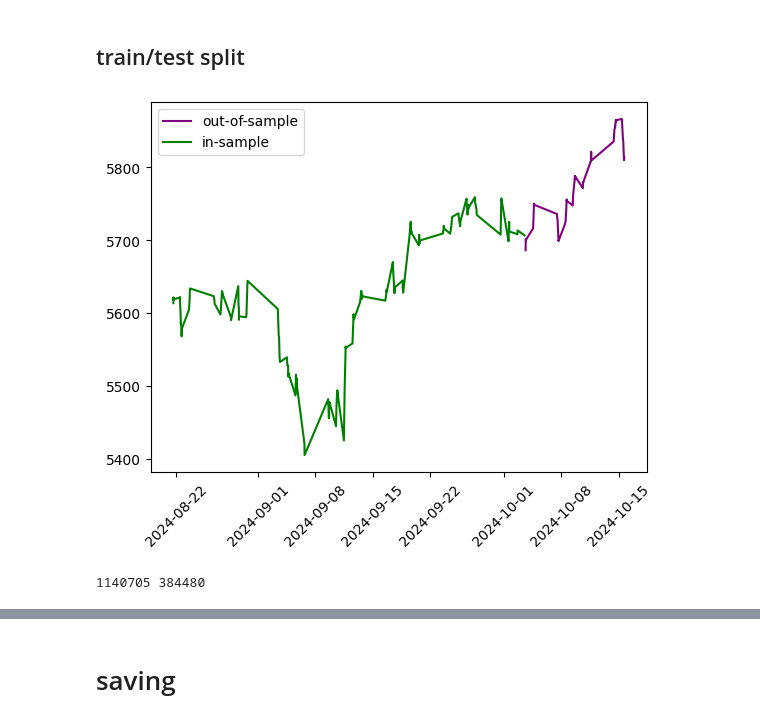
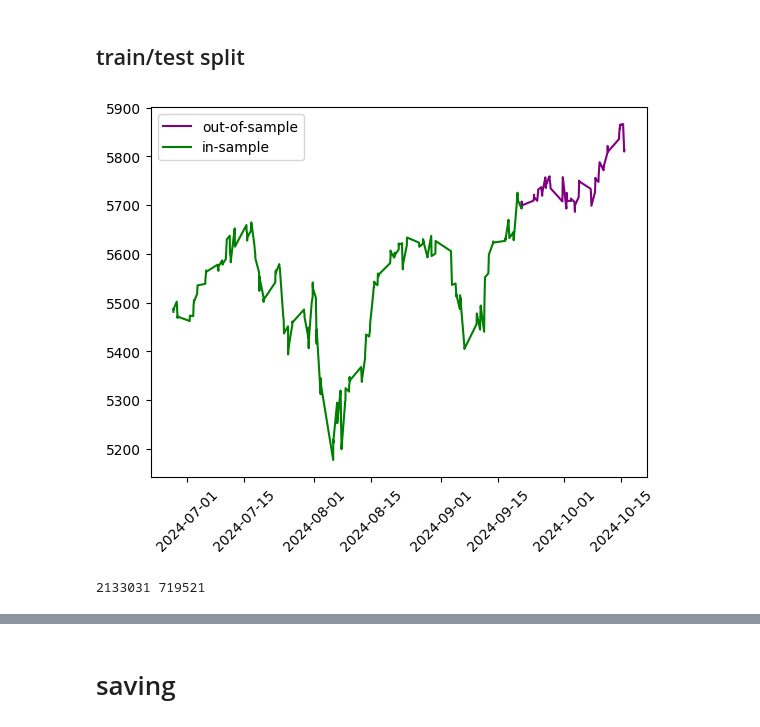
Before and after one commit to boomelage/machine-learning-option-pricing, a Jupyter notebook: train_routine.ipynb, the cells around one changed output, grey strips where cells are left out. Drawn from its saved outputs; the diff is of its cells as text; code cells hidden in the pictures.

```diff
--- a/train_routine.ipynb
+++ b/train_routine.ipynb
@@ -36,24 +53,14 @@ datadir = os.path.join(root,ms.cboe_spx_barriers['dump'])
 # %% [markdown]
 # loading data
-# %%
-files = [f for f in os.listdir(datadir) if f.endswith('.csv')]
-files = [os.path.join(datadir,f) for f in files]
-dfs = []
-bar = tqdm(total=len(files)+1)
-for f in files:
-    dfs.append(pd.read_csv(f).iloc[:,1:])
-    bar.update(1)
-dataset = pd.concat(dfs,ignore_index=True).dropna().reset_index(drop=True)
-bar.update(1)
-bar.close()
-dataset['calculation_date'] = pd.to_datetime(dataset['calculation_date'],format='%Y-%m-%d %H:%M:%S.%f')
 # %% [markdown]
 # preprocessing
 # %%
 dataset[price] = pd.to_numeric(dataset[price],errors='coerce')
+dataset = dataset[dataset[price]<=dataset['spot_price']]
 dataset['observed_price'] = np.maximum(dataset[price] + np.random.normal(scale=(0.15)**2,size=dataset.shape[0]),0)
+dataset = dataset[dataset['observed_price']>=0.01]
 dataset['calculation_date'] = pd.to_datetime(dataset['calculation_date'])
-dataset = dataset.sort_values(by='calculation_date')
+dataset = dataset.sort_values(by='calculation_date').reset_index(drop=True)
 unique_dates = dataset['calculation_date'].drop_duplicates().reset_index(drop=True).squeeze()
-unique_dates
+print(unique_dates)
 # %% [output]
@@ -74,25 +81,26 @@ Name: calculation_date, Length: 709, dtype: datetime64[ns]
 # %%
 development_dates = unique_dates[:len(unique_dates)*3//4]
 # development_dates = unique_dates[unique_dates<=pd.Timestamp(2008,9,1)]
 test_dates = unique_dates[~unique_dates.isin(development_dates)]
 train_data = dataset[dataset['calculation_date'].isin(development_dates)]
 test_data = dataset[dataset['calculation_date'].isin(test_dates)]
+
 train_plot = train_data[['calculation_date','spot_price']].copy().set_index('calculation_date').drop_duplicates()
 test_plot = test_data[['calculation_date','spot_price']].copy().set_index('calculation_date').drop_duplicates()
 plt.figure()
 plt.xticks(rotation=45)
 plt.plot(test_plot,color='purple',label='out-of-sample')
 plt.plot(train_plot,color='green',label='in-sample')
 plt.legend()
 plt.show()
 arrs = trainer.get_train_test_arrays(
     train_data, test_data)
+train_X = arrs['train_X']
+train_y = arrs['train_y']
+test_X = arrs['test_X']
+test_y = arrs['test_y']
 preprocessor = trainer.preprocess()
-train_X = arrs['train_X']
-train_y = arrs['train_y'].clip(lower=1e-6, upper=1e6)
-test_X = arrs['test_X']
-test_y = arrs['test_y'].clip(lower=1e-6, upper=1e6)
-print(len(train_y),len(test_y))
+print(len(train_y),len(test_X))
 # %% [output]
-[figure, old version]
+[figure, new version]
-1140705 384480
+2133031 719521
```
Also changed, not shown: parts of 10 cells of this notebook, 4 other files.
